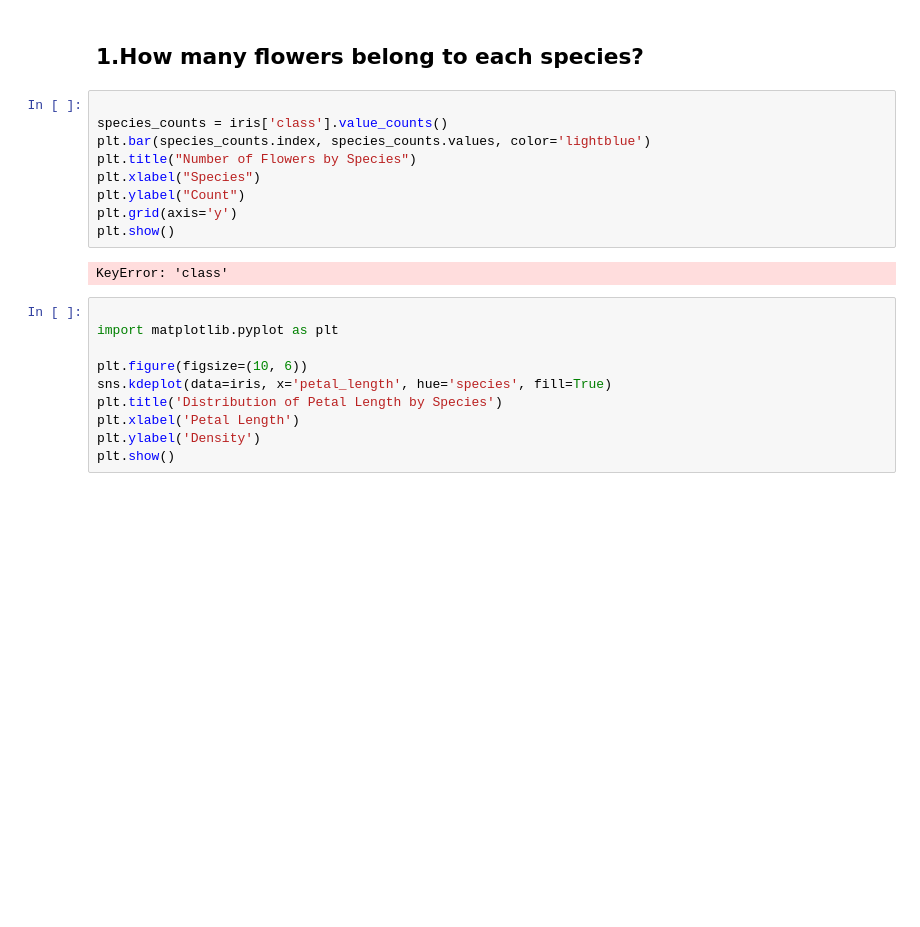
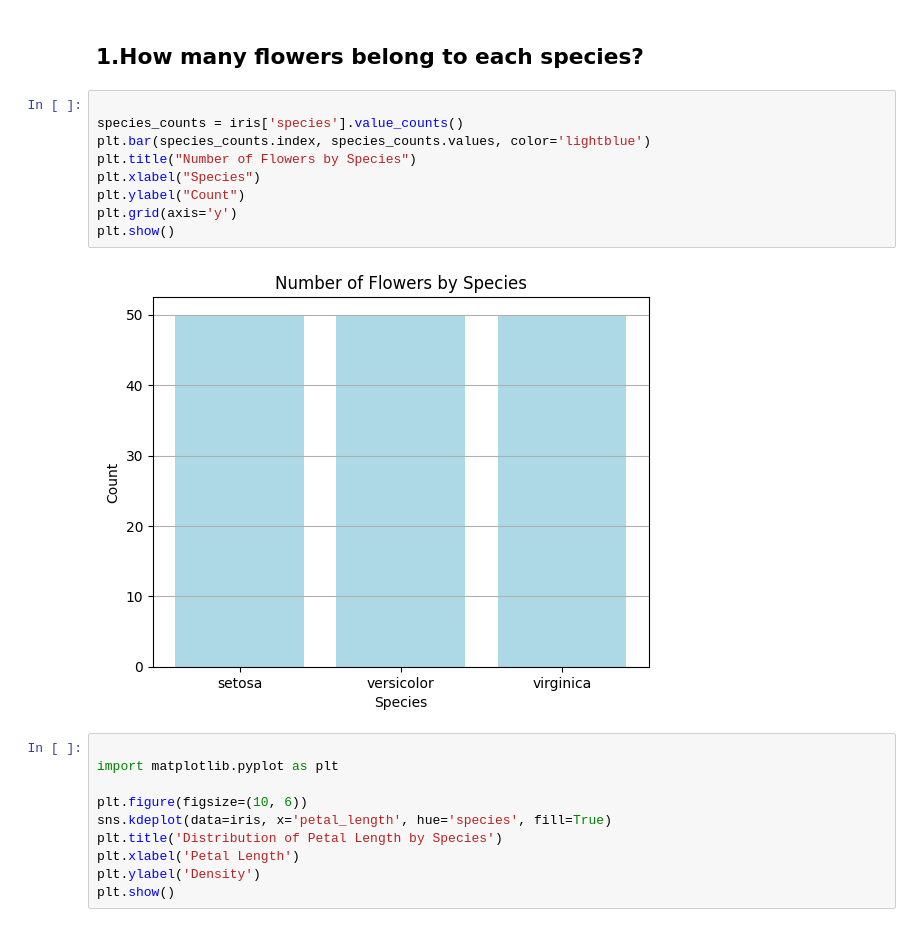
Before and after one commit to chinmayhandi/chinmay, a Jupyter notebook: AIML_Lab_Exercise.ipynb, the cells around one changed output. Drawn from its saved outputs; the diff is of its cells as text; blank space fills up the shorter version.

```diff
--- a/AIML_Lab_Exercise.ipynb
+++ b/AIML_Lab_Exercise.ipynb
@@ -2178,15 +2178,15 @@ Text(0, 0.5, 'Sepal width')
 ## **1.How many flowers belong to each species?**
 # %%
 
-species_counts = iris['class'].value_counts()
+species_counts = iris['species'].value_counts()
 plt.bar(species_counts.index, species_counts.values, color='lightblue')
 plt.title("Number of Flowers by Species")
 plt.xlabel("Species")
 plt.ylabel("Count")
 plt.grid(axis='y')
 plt.show()
 # %% [output]
-KeyError: 'class'
+[figure, added]
 # %%
 
 import matplotlib.pyplot as plt
```
Also changed, not shown: parts of 1 cell of this notebook.
